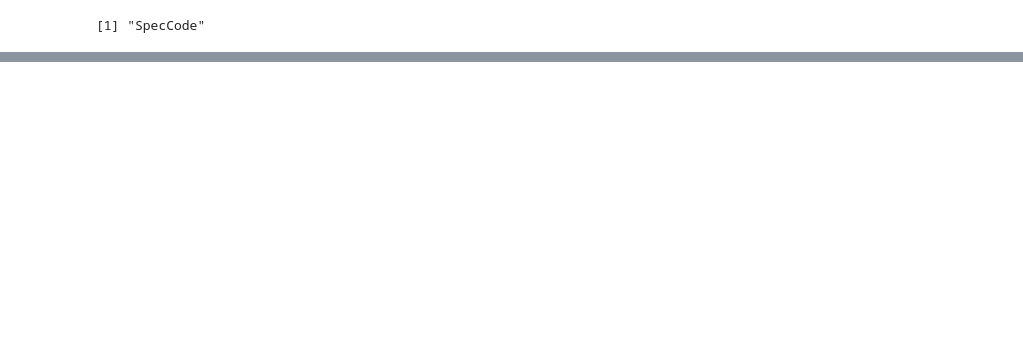
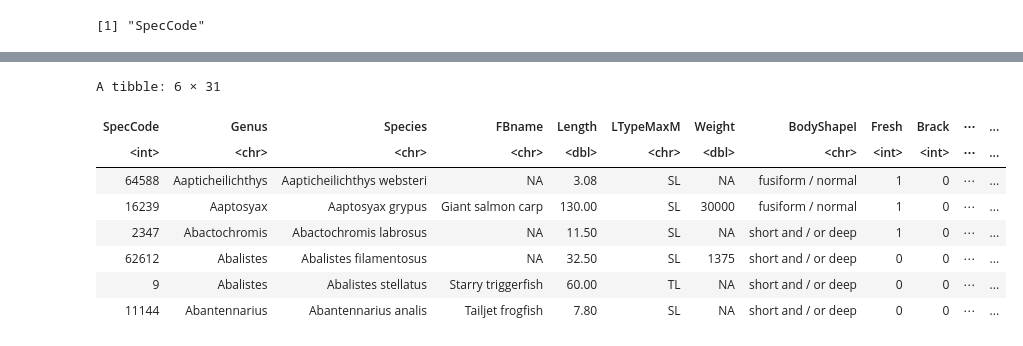
Before and after one commit to nhardemandata/fish-species-project, a Jupyter notebook: r_scripts/r_data_collection.ipynb, the cells around one changed output, grey strips where cells are left out. Saved outputs shown, nothing was run; the diff lists cells and outputs as text; code cells hidden in the pictures; blank space fills up the shorter version.

```diff
--- a/r_scripts/r_data_collection.ipynb
+++ b/r_scripts/r_data_collection.ipynb
@@ -140,7 +132,7 @@ combined_df <- species_data %>%
     left_join(speed_data, by = "SpecCode") %>%
     left_join(ecology_data, by = "SpecCode") %>%
     left_join(stocks_data, by = "SpecCode") %>%
-    left_join(species_name_data, by = "SpecCode")
+    left_join(species_names_data, by = "SpecCode")
 # %% [output]
 Warning message in left_join(., ecology_data, by = "SpecCode"):
 “Detected an unexpected many-to-many relationship between `x` and `y`.
@@ -157,0 +170,33 @@ ERROR: Error: object 'species_name_data' not found
+# %%
+# selecting meaningful and analyzable columns of interest
+clean_df <- combined_df %>%
+  select(
+    SpecCode,
+    Genus = Genus.x,
+    Species,
+    FBname,
+    Length = Length.x,
+    LTypeMaxM,
+    Weight,
+    BodyShapeI,
+    Fresh, Brack, Saltwater, DemersPelag,
+    DepthRangeShallow, DepthRangeDeep,
+    Speedms, SpeedRefNo, LengthTypeSpeed,
+    LongevityWild, LongevityCaptive,
+    IUCN_Code, IUCN_Assessment, Resilience, Vulnerability,
+    Aquarium, GameFish, Importance, UsedforAquaculture,
+    Northernmost, Southernmost = Southermost, Easternmost, Westernmost
+  )
+# %%
+# peek at the new clean_df
+head(clean_df)
+# %% [output]
+A tibble: 6 × 31
+| SpecCode | Genus | Species | FBname | Length | LTypeMaxM | Weight | BodyShapeI | Fresh | Brack | ⋯ | ... |
+| <int> | <chr> | <chr> | <chr> | <dbl> | <chr> | <dbl> | <chr> | <int> | <int> | ⋯ | ... |
+| 64588 | Aapticheilichthys | Aapticheilichthys websteri | NA | 3.08 | SL | NA | fusiform / normal | 1 | 0 | ⋯ | ... |
+| 16239 | Aaptosyax | Aaptosyax grypus | Giant salmon carp | 130.00 | SL | 30000 | fusiform / normal | 1 | 0 | ⋯ | ... |
+| 2347 | Abactochromis | Abactochromis labrosus | NA | 11.50 | SL | NA | short and / or deep | 1 | 0 | ⋯ | ... |
+| 62612 | Abalistes | Abalistes filamentosus | NA | 32.50 | SL | 1375 | short and / or deep | 0 | 0 | ⋯ | ... |
+| 9 | Abalistes | Abalistes stellatus | Starry triggerfish | 60.00 | TL | NA | short and / or deep | 0 | 0 | ⋯ | ... |
+| 11144 | Abantennarius | Abantennarius analis | Tailjet frogfish | 7.80 | SL | NA | short and / or deep | 0 | 0 | ⋯ | ... |
```
Also changed, not shown: parts of 53 cells of this notebook, 2 other files.
